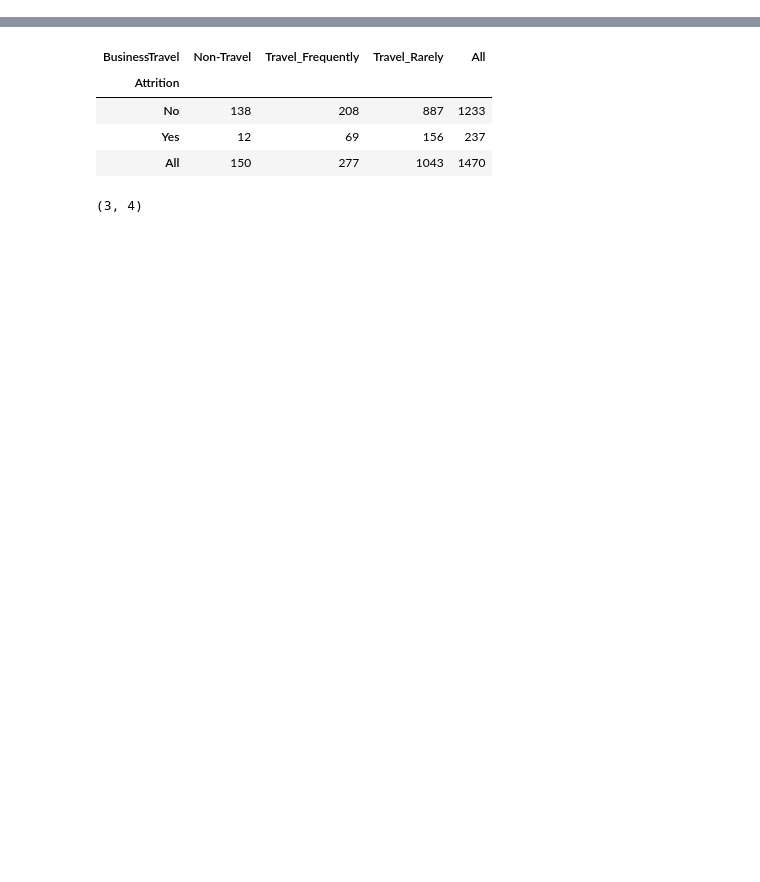
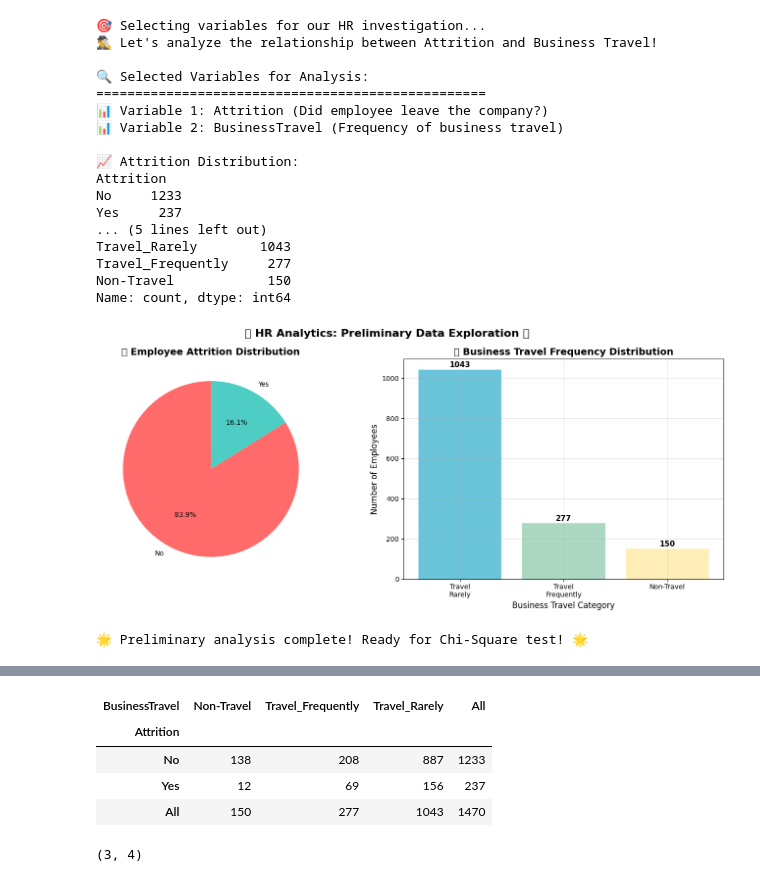
Before and after one commit to yawningbrain/Data-Science-Tutorials, a Jupyter notebook: Intro to Statistics/Tutorial 8 AB Testing.ipynb, the cells around one changed output, grey strips where cells are left out. Cells and saved outputs as stored; diff of their text form; code cells hidden in the pictures; blank space fills up the shorter version.

```diff
--- a/Intro to Statistics/Tutorial 8 AB Testing.ipynb
+++ b/Intro to Statistics/Tutorial 8 AB Testing.ipynb
@@ -184,0 +777,69 @@ The alternative hypothesis is that there is significant relationship between 'Bu
+# %%
+# 🎯 HR Analytics Investigation: Variable Selection and Analysis! 🎯
+print("🎯 Selecting variables for our HR investigation...")
+print("🕵️‍♂️ Let's analyze the relationship between Attrition and Business Travel!")
+
+# 🔍 Display the selected variables
+print("\n🔍 Selected Variables for Analysis:")
+print("="*50)
+print("📊 Variable 1: Attrition (Did employee leave the company?)")
+print("📊 Variable 2: BusinessTravel (Frequency of business travel)")
+
+print("\n📈 Attrition Distribution:")
+print(df['Attrition'].value_counts())
+print(f"📊 Attrition Rate: {df['Attrition'].value_counts()['Yes'] / len(df) * 100:.1f}%")
+
+print("\n📈 Business Travel Distribution:")
+print(df['BusinessTravel'].value_counts())
+
+# 🎨 Create preliminary visualizations
+fig, axes = plt.subplots(1, 2, figsize=(14, 6))
+fig.suptitle('🏢 HR Analytics: Preliminary Data Exploration 🏢', fontsize=16, fontweight='bold')
+
+# Plot 1: Attrition distribution
+attrition_counts = df['Attrition'].value_counts()
+axes[0].pie(attrition_counts.values, labels=attrition_counts.index, autopct='%1.1f%%',
+           colors=[ab_colors[0], ab_colors[1]], startangle=90)
+axes[0].set_title('📊 Employee Attrition Distribution', fontsize=14, fontweight='bold')
+
+# Plot 2: Business Travel distribution
+travel_counts = df['BusinessTravel'].value_counts()
+bars = axes[1].bar(range(len(travel_counts)), travel_counts.values,
+                  color=[ab_colors[2], ab_colors[3], ab_colors[4]], alpha=0.8)
+axes[1].set_title('📈 Business Travel Frequency Distribution', fontsize=14, fontweight='bold')
+axes[1].set_xlabel('Business Travel Category', fontsize=12)
+axes[1].set_ylabel('Number of Employees', fontsize=12)
+axes[1].set_xticks(range(len(travel_counts)))
+axes[1].set_xticklabels([label.replace('_', '\n') for label in travel_counts.index], fontsize=10)
+axes[1].grid(True, alpha=0.3)
+
+# Add value labels on bars
+for bar, count in zip(bars, travel_counts.values):
+    height = bar.get_height()
+    axes[1].text(bar.get_x() + bar.get_width()/2., height + 5,
+                f'{count}', ha='center', va='bottom', fontsize=11, fontweight='bold')
+
+plt.tight_layout()
+plt.show()
+
+print("\n🌟 Preliminary analysis complete! Ready for Chi-Square test! 🌟")
+# %% [output]
+🎯 Selecting variables for our HR investigation...
+🕵️‍♂️ Let's analyze the relationship between Attrition and Business Travel!
+
+🔍 Selected Variables for Analysis:
+==================================================
+📊 Variable 1: Attrition (Did employee leave the company?)
+📊 Variable 2: BusinessTravel (Frequency of business travel)
+
+📈 Attrition Distribution:
+Attrition
+No     1233
+Yes     237
+... (5 lines left out)
+Travel_Rarely        1043
+Travel_Frequently     277
+Non-Travel            150
+Name: count, dtype: int64
+[figure, added]
+🌟 Preliminary analysis complete! Ready for Chi-Square test! 🌟
```
Also changed, not shown: parts of 26 cells of this notebook, 10 other files.
